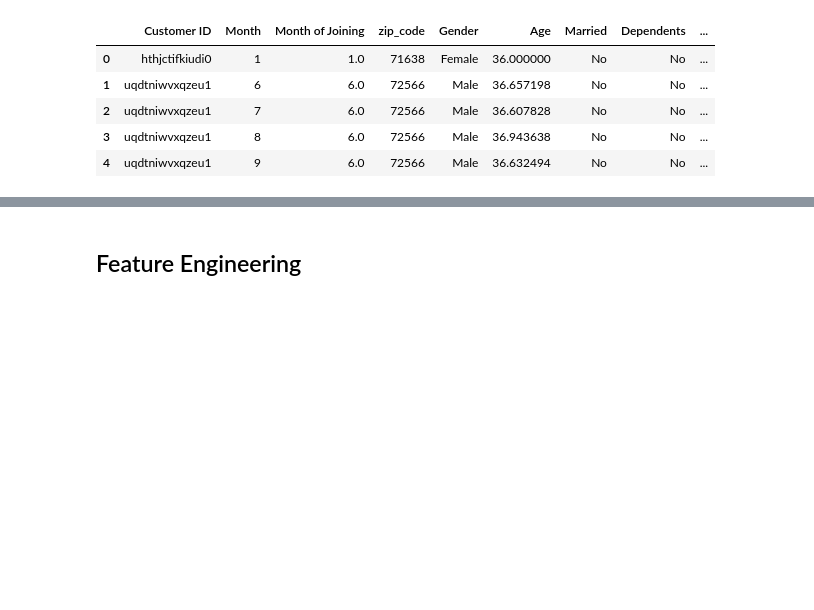
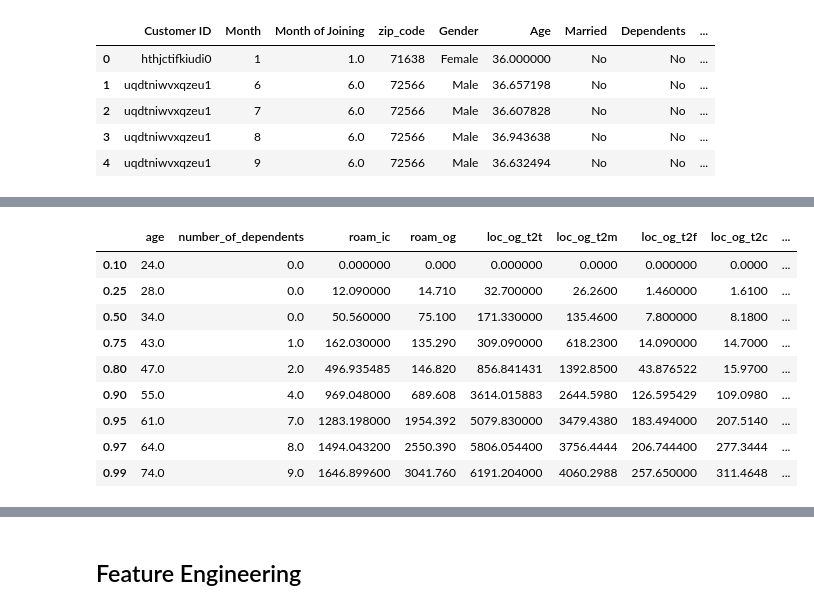
Before and after one commit to codeandcharts/telecom_churn_prediction_with_cltv, a Jupyter notebook: notebooks/02_data_preprocessing.ipynb, the cells around one changed output, grey strips where cells are left out. Saved outputs shown, nothing was run; the diff lists cells and outputs as text; code cells hidden in the pictures; blank space fills up the shorter version.

```diff
--- a/notebooks/02_data_preprocessing.ipynb
+++ b/notebooks/02_data_preprocessing.ipynb
@@ -252,0 +301,4 @@ Create a data quality report outlining key issues (missing values, outliers, err
+# %%
+# Insert a new column named 'total_recharge' before the last column in the dataframe
+# The values of 'total_recharge' are the sum of 'total_rech_amt' and 'total_rech_data'
+df.insert(loc=df.shape[1]-1,column='total_recharge',value=df['total_rech_amt']+df['total_rech_data'])
@@ -252,0 +307,9 @@ Create a data quality report outlining key issues (missing values, outliers, err
+# %%
+# Replace 'Not Applicable' with 0 in 'arpu_4g'
+df['arpu_4g'] = df['arpu_4g'].replace('Not Applicable', 0)
+# Replace 'Not Applicable' with 0 in 'arpu_5g'
+df['arpu_5g'] = df['arpu_5g'].replace('Not Applicable', 0)
+# Convert 'arpu_4g' to float data type
+df['arpu_4g'] = df['arpu_4g'].astype(float)
+# Convert 'arpu_5g' to float data type
+df['arpu_5g'] = df['arpu_5g'].astype(float)
@@ -252,0 +422,32 @@ Create a data quality report outlining key issues (missing values, outliers, err
+# %%
+# List of continuous columns
+cont_cols=['age','number_of_dependents',
+       'roam_ic', 'roam_og', 'loc_og_t2t',
+       'loc_og_t2m', 'loc_og_t2f', 'loc_og_t2c', 'std_og_t2t', 'std_og_t2m',
+       'std_og_t2f', 'std_og_t2c', 'isd_og', 'spl_og', 'og_others',
+       'loc_ic_t2t', 'loc_ic_t2m', 'loc_ic_t2f', 'std_ic_t2t', 'std_ic_t2m',
+       'std_ic_t2f', 'std_ic_t2o', 'spl_ic', 'isd_ic', 'ic_others',
+       'total_rech_amt', 'total_rech_data', 'vol_4g', 'vol_5g', 'arpu_5g',
+       'arpu_4g', 'arpu', 'aug_vbc_5g', 'number_of_referrals','satisfaction_score',
+       'streaming_data_consumption']
+# %%
+# Create an empty dataframe with columns as cont_cols and index as quantiles
+quantile_df=pd.DataFrame(columns=cont_cols,index=[0.1,0.25,0.5,0.75,0.8,0.9,0.95,0.97,0.99])
+
+# for each column in cont_cols, calculate the corresponding quantiles and store them in the quantile_df
+for col in cont_cols:
+   quantile_df[col]=df[col].quantile([0.1,0.25,0.5,0.75,0.8,0.9,0.95,0.97,0.99])
+# %%
+# Let's check out the quantiles df
+quantile_df
+# %% [output]
+|  | age | number_of_dependents | roam_ic | roam_og | loc_og_t2t | loc_og_t2m | loc_og_t2f | loc_og_t2c | ... |
+| 0.10 | 24.0 | 0.0 | 0.000000 | 0.000 | 0.000000 | 0.0000 | 0.000000 | 0.0000 | ... |
+| 0.25 | 28.0 | 0.0 | 12.090000 | 14.710 | 32.700000 | 26.2600 | 1.460000 | 1.6100 | ... |
+| 0.50 | 34.0 | 0.0 | 50.560000 | 75.100 | 171.330000 | 135.4600 | 7.800000 | 8.1800 | ... |
+| 0.75 | 43.0 | 1.0 | 162.030000 | 135.290 | 309.090000 | 618.2300 | 14.090000 | 14.7000 | ... |
+| 0.80 | 47.0 | 2.0 | 496.935485 | 146.820 | 856.841431 | 1392.8500 | 43.876522 | 15.9700 | ... |
+| 0.90 | 55.0 | 4.0 | 969.048000 | 689.608 | 3614.015883 | 2644.5980 | 126.595429 | 109.0980 | ... |
+| 0.95 | 61.0 | 7.0 | 1283.198000 | 1954.392 | 5079.830000 | 3479.4380 | 183.494000 | 207.5140 | ... |
+| 0.97 | 64.0 | 8.0 | 1494.043200 | 2550.390 | 5806.054400 | 3756.4444 | 206.744400 | 277.3444 | ... |
+| 0.99 | 74.0 | 9.0 | 1646.899600 | 3041.760 | 6191.204000 | 4060.2988 | 257.650000 | 311.4648 | ... |
```
Also changed, not shown: parts of 112 cells of this notebook, 2 other files.
